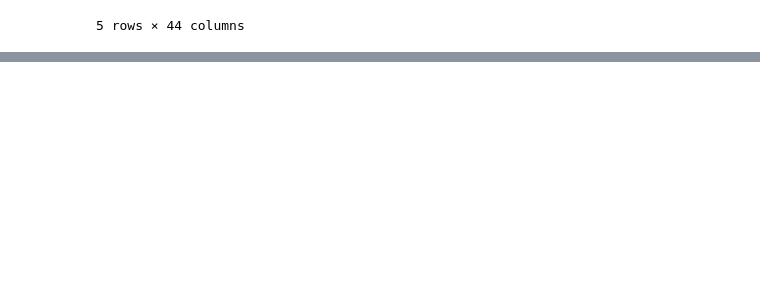
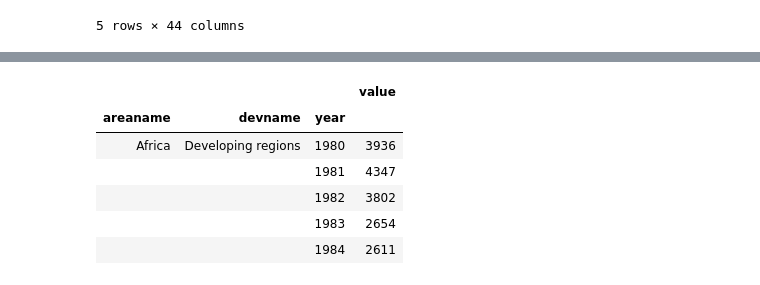
Before and after one commit to amandagward/groupassignment_project_2, a Jupyter notebook: DataTreatment.ipynb, the cells around one changed output, grey strips where cells are left out. Saved outputs shown, nothing was run; the diff lists cells and outputs as text; code cells hidden in the pictures; blank space fills up the shorter version.

```diff
--- a/DataTreatment.ipynb
+++ b/DataTreatment.ipynb
@@ -136,0 +202,14 @@ df.to_json("./assets/data/dataset.json")
+# %%
+import pandas as pd
+import requests as req
+import os, json, csv, time
+
+file = os.path.join("static", "data", "dataset.csv")
+df = pd.read_csv(file) #, encoding="latin1")
+
+aggregation = {"value": "sum"}
+region = df.groupby(["areaname","devname","year"],axis=0).agg(aggregation)
+print(region)
+# # Reset index
+# agg_by_school.reset_index(inplace=True)
+# agg_by_school.set_index("School ID",inplace=True)
@@ -136,0 +232,10 @@ df.to_json("./assets/data/dataset.json")
+# %%
+region.head()
+# %% [output]
+|  |  |  | value |
+| areaname | devname | year |  |
+| Africa | Developing regions | 1980 | 3936 |
+|  |  | 1981 | 4347 |
+|  |  | 1982 | 3802 |
+|  |  | 1983 | 2654 |
+|  |  | 1984 | 2611 |
```
Also changed, not shown: parts of 10 cells of this notebook, 10 other files.
